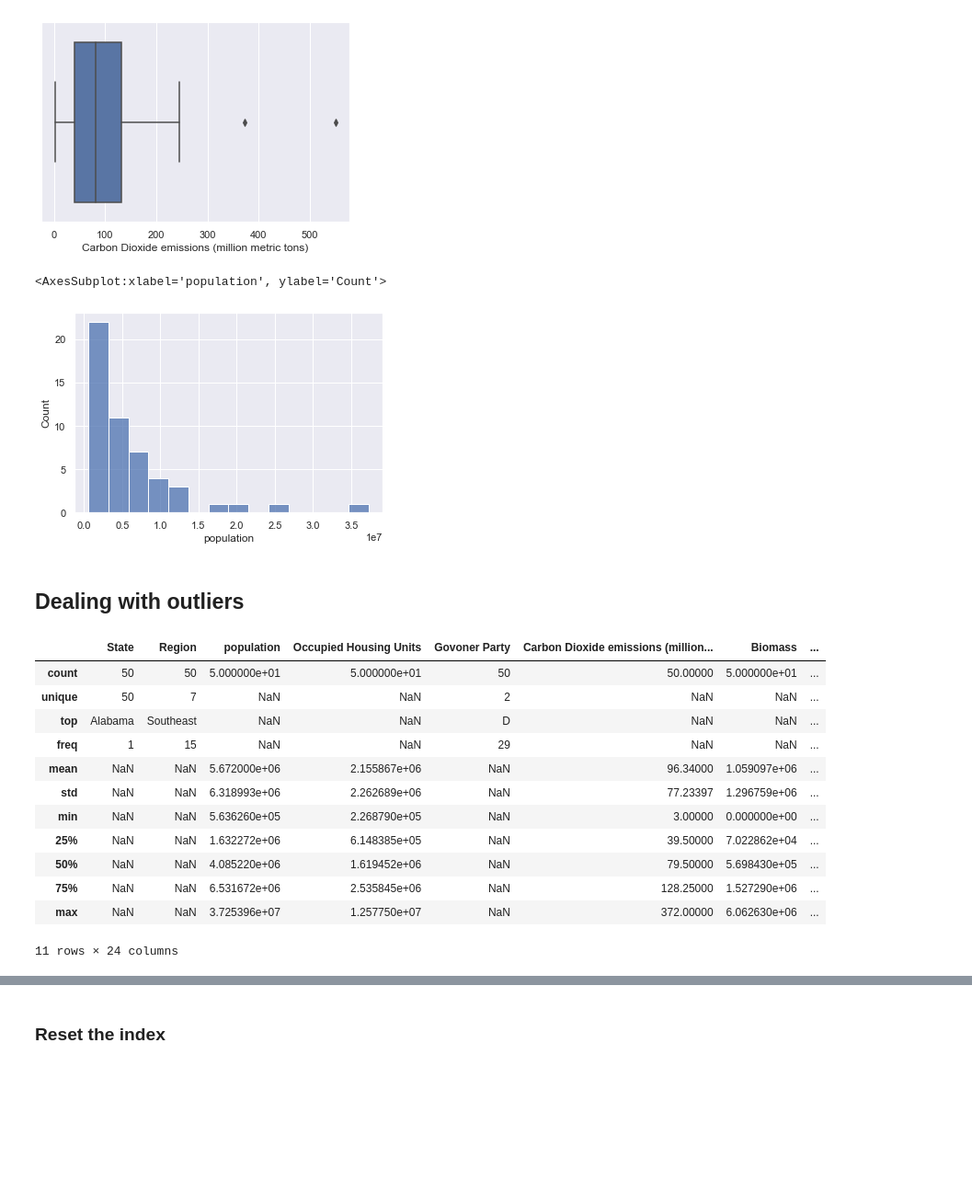
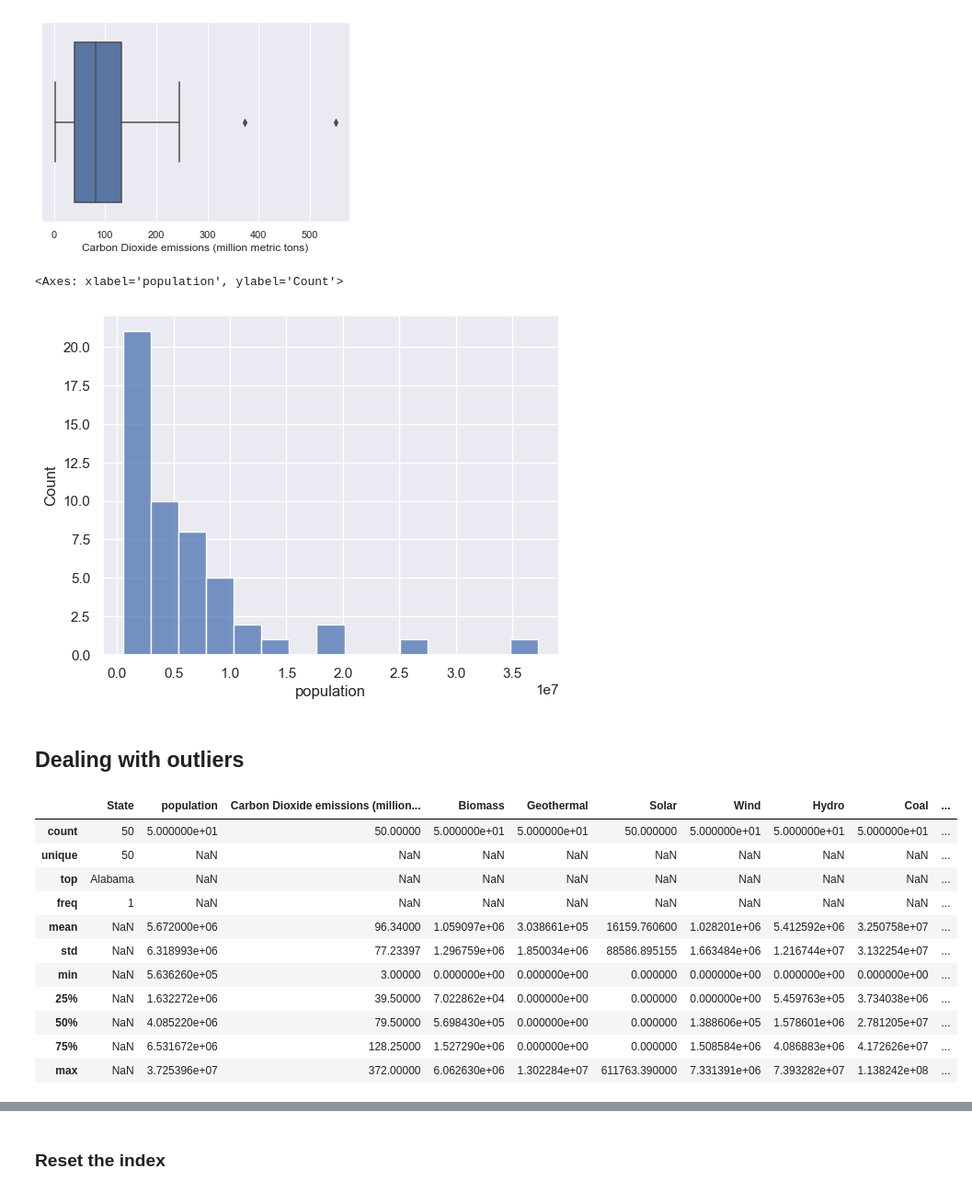
Before and after one commit to lola1989/2009-CO2-emmissions, a Jupyter notebook: Jupyter Notebook/ML Regression with CO2 Data.ipynb, the cells around one changed output, grey strips where cells are left out. Shown: that part at 92% size. Cells and saved outputs as stored; diff of their text form; code cells hidden in the pictures; blank space fills up the shorter version.

```diff
--- a/Jupyter Notebook/ML Regression with CO2 Data.ipynb
+++ b/Jupyter Notebook/ML Regression with CO2 Data.ipynb
@@ -131,3 +103,8 @@ dtype: int64
+# %%
+# removed unnecessary columns
+cleaned_co2_data = co2_data[['State', 'population', 'Carbon Dioxide emissions (million metric tons)',
+                            'Biomass', 'Geothermal', 'Solar', 'Wind', 'Hydro', 'Coal', 'Petroleum',
+                            'Gas', 'Nuclear', 'Other', 'Latitude', 'Longitude']]
 # %% [markdown]
 # Exploring the PDFs with Seaborn
 # %%
@@ -145,41 +122,40 @@ sns.boxplot(x=co2_data['Carbon Dioxide emissions (million metric tons)'])
 <AxesSubplot:xlabel='Carbon Dioxide emissions (million metric tons)'>
 [figure]
 # %%
-sns.histplot(co2_data['population'])
+sns.histplot(cleaned_co2_data['population'], bins = 15)
 # %% [output]
-<AxesSubplot:xlabel='population', ylabel='Count'>
+<Axes: xlabel='population', ylabel='Count'>
-[figure, old version]
+[figure, new version]
 # %% [markdown]
 ## Dealing with outliers
 # %%
 # Obviously there are some outliers present
 
 # Without diving too deep, we can deal with the problem easily by removing 0.5%, or 1% of the problematic samples
 # Here, the outliers are situated around the higher emissions (left side of the graph)
 # Logic should also be applied
 
 # Outliers are a great issue for OLS, thus we must deal with them in some way
 
 # Let's declare a variable that will be equal to the 99th percentile of the 'Carbon Dioxide emissions (million metric tons)' variable
 
 #DataFrame.quantile(the quantile)
-q = co2_data['Carbon Dioxide emissions (million metric tons)'].quantile(0.99)
+q = cleaned_co2_data['Carbon Dioxide emissions (million metric tons)'].quantile(0.99)
 # Then we can create a new df, with the condition that all prices must be below the 99 percentile of 'emissions_quantity'
-co2_data_1 = co2_data[co2_data['Carbon Dioxide emissions (million metric tons)']<q]
+cleaned_co2_data_1 = cleaned_co2_data[cleaned_co2_data['Carbon Dioxide emissions (million metric tons)']<q]
 # In this way we have essentially removed the top 1% of the data about 'emissions_quantity'
-co2_data_1.describe(include='all')
+cleaned_co2_data_1.describe(include='all')
 # %% [output]
-|  | State | Region | population | Occupied Housing Units | Govoner Party | Carbon Dioxide emissions (million... | Biomass | ... |
-| count | 50 | 50 | 5.000000e+01 | 5.000000e+01 | 50 | 50.00000 | 5.000000e+01 | ... |
-| unique | 50 | 7 | NaN | NaN | 2 | NaN | NaN | ... |
-| top | Alabama | Southeast | NaN | NaN | D | NaN | NaN | ... |
-| freq | 1 | 15 | NaN | NaN | 29 | NaN | NaN | ... |
-| mean | NaN | NaN | 5.672000e+06 | 2.155867e+06 | NaN | 96.34000 | 1.059097e+06 | ... |
-| std | NaN | NaN | 6.318993e+06 | 2.262689e+06 | NaN | 77.23397 | 1.296759e+06 | ... |
-| min | NaN | NaN | 5.636260e+05 | 2.268790e+05 | NaN | 3.00000 | 0.000000e+00 | ... |
-| 25% | NaN | NaN | 1.632272e+06 | 6.148385e+05 | NaN | 39.50000 | 7.022862e+04 | ... |
-| 50% | NaN | NaN | 4.085220e+06 | 1.619452e+06 | NaN | 79.50000 | 5.698430e+05 | ... |
-| 75% | NaN | NaN | 6.531672e+06 | 2.535845e+06 | NaN | 128.25000 | 1.527290e+06 | ... |
-| max | NaN | NaN | 3.725396e+07 | 1.257750e+07 | NaN | 372.00000 | 6.062630e+06 | ... |
+|  | State | population | Carbon Dioxide emissions (million... | Biomass | Geothermal | Solar | Wind | Hydro | Coal | ... |
+| count | 50 | 5.000000e+01 | 50.00000 | 5.000000e+01 | 5.000000e+01 | 50.000000 | 5.000000e+01 | 5.000000e+01 | 5.000000e+01 | ... |
+| unique | 50 | NaN | NaN | NaN | NaN | NaN | NaN | NaN | NaN | ... |
+| top | Alabama | NaN | NaN | NaN | NaN | NaN | NaN | NaN | NaN | ... |
+| freq | 1 | NaN | NaN | NaN | NaN | NaN | NaN | NaN | NaN | ... |
+| mean | NaN | 5.672000e+06 | 96.34000 | 1.059097e+06 | 3.038661e+05 | 16159.760600 | 1.028201e+06 | 5.412592e+06 | 3.250758e+07 | ... |
+| std | NaN | 6.318993e+06 | 77.23397 | 1.296759e+06 | 1.850034e+06 | 88586.895155 | 1.663484e+06 | 1.216744e+07 | 3.132254e+07 | ... |
+| min | NaN | 5.636260e+05 | 3.00000 | 0.000000e+00 | 0.000000e+00 | 0.000000 | 0.000000e+00 | 0.000000e+00 | 0.000000e+00 | ... |
+| 25% | NaN | 1.632272e+06 | 39.50000 | 7.022862e+04 | 0.000000e+00 | 0.000000 | 0.000000e+00 | 5.459763e+05 | 3.734038e+06 | ... |
+| 50% | NaN | 4.085220e+06 | 79.50000 | 5.698430e+05 | 0.000000e+00 | 0.000000 | 1.388606e+05 | 1.578601e+06 | 2.781205e+07 | ... |
+| 75% | NaN | 6.531672e+06 | 128.25000 | 1.527290e+06 | 0.000000e+00 | 0.000000 | 1.508584e+06 | 4.086883e+06 | 4.172626e+07 | ... |
+| max | NaN | 3.725396e+07 | 372.00000 | 6.062630e+06 | 1.302284e+07 | 611763.390000 | 7.331391e+06 | 7.393282e+07 | 1.138242e+08 | ... |
-11 rows × 24 columns
 # %%
```
Also changed, not shown: parts of 17 cells of this notebook, 1 other file.
